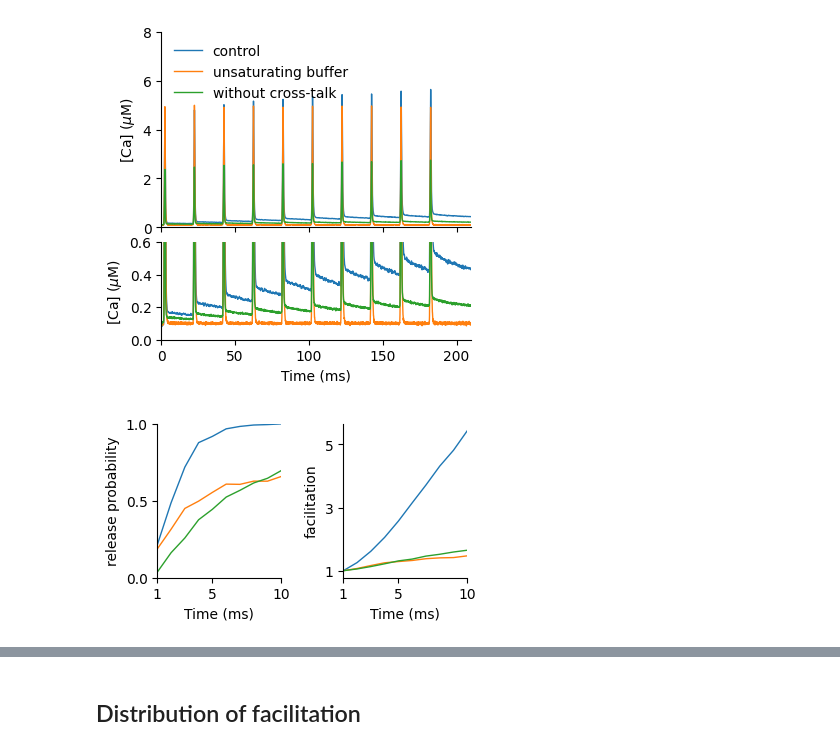
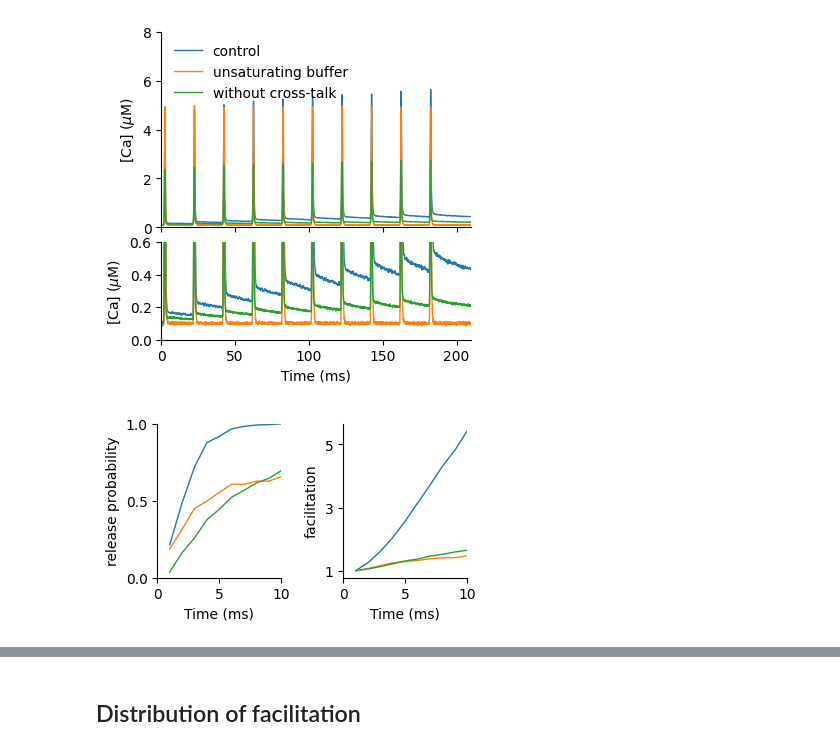
Before and after one commit to nishs1729/MFB, a Jupyter notebook: scripts_plotting/plots_mechanism.ipynb, the cells around one changed output, grey strips where cells are left out. Saved outputs shown, nothing was run; the diff lists cells and outputs as text; code cells hidden in the pictures.

```diff
--- a/scripts_plotting/plots_mechanism.ipynb
+++ b/scripts_plotting/plots_mechanism.ipynb
@@ -16,6 +16,7 @@ from util import *
 
 plt.style.use('dark_background')
 plt.rcParams.update(plt.rcParamsDefault)
+plt.rcParams['font.family'] = 'Noto Sans'
 
 simTypes = {
     'control':     dict(d='control', r='result.dat', v='vesData.dat'),
@@ -49,6 +50,12 @@ for i,d in enumerate(designs): print(i, d)
 41 nVDCC_13_dVAZ_140_nAZ_7_RRP_15_ISI_20_nAP_10
 42 nVDCC_13_dVAZ_200_nAZ_13_RRP_15_ISI_20_nAP_10
 43 nVDCC_14_dVAZ_180_nAZ_9_RRP_25_ISI_20_nAP_10
+# %%
+textfs = 8
+labelfs = 8
+titlefs = 10
+tickfs = 8
+legfs = 6
 # %% [markdown]
 ### Single AZ calcium domain
 # %%
@@ -178,12 +185,12 @@ for i, key in enumerate(keys):
     ax.plot(x, np.array(y)*100, label=title_text[key])#, color=cpall[j%22])
 
 ax.set_xlim(0.8,10.1)
-ax.set_xlabel('Stimulus number', fontsize=8)
-ax.set_ylabel('% [Ca] overlap', fontsize=8)
+ax.set_xlabel('Stimulus number', fontsize=labelfs)
+ax.set_ylabel('% [Ca] overlap', fontsize=labelfs)
 ax.spines[['right', 'top']].set_visible(False)
-ax.tick_params(axis='y', labelsize=8)
+ax.tick_params(axis='y', labelsize=labelfs)
 
-ax.legend(frameon=False, fontsize=8)
+ax.legend(frameon=False, fontsize=legfs)
 ax.set_xlim(0,10)
 ax.set_ylim(20,65)
 
@@ -267,33 +274,33 @@ facil_cross = data_cross['Rel']*data_cross['Pr'][0]/data_cross['Pr']/data_cross[
 fig, axs = plt.subplots(1,2, sharex=True, figsize=(4,2))
 fig.subplots_adjust(wspace=0.5)
 x = list(range(1,11))
 axs[0].plot(x, pr_cont, linewidth=1, label='control')
 axs[0].plot(x, pr_unsat, linewidth=1, label='unsaturating buffer')
 axs[0].plot(x, pr_cross, linewidth=1, label='without cross-talk')
 axs[1].plot(x, facil_cont, linewidth=1, label='control')
 axs[1].plot(x, facil_unsat, linewidth=1, label='unsaturating buffer')
 axs[1].plot(x, facil_cross, linewidth=1, label='without cross-talk')
 
 axs[0].set_ylim(0,1)
 axs[0].set_ylabel(r'release probability')
 axs[0].set_yticks([0,0.5,1])
 
 # axs[1].legend(frameon=False)
 # axs[1].set_ylim(1,6)
 axs[1].set_ylabel(r'facilitation')
 axs[1].set_yticks([1,3,5])
 
 
 
 for ax in axs.ravel():
     ax.set_xlabel('Time (ms)')
     ax.spines["top"].set_visible(False)
     ax.spines["right"].set_visible(False)
-    ax.set_xlim(1, 10)
-    ax.set_xticks([1,5,10])
+    ax.set_xlim(0, 10)
+    ax.set_xticks([0,5,10])
 
 plt.show()
 fig.savefig(os.path.join(figPath, 'facilitation.svg'), dpi=300,
             bbox_inches='tight', transparent=True)
 # %% [output]
-[figure, old version]
+[figure, new version]
```
Also changed, not shown: parts of 7 cells of this notebook, 3 other files.
